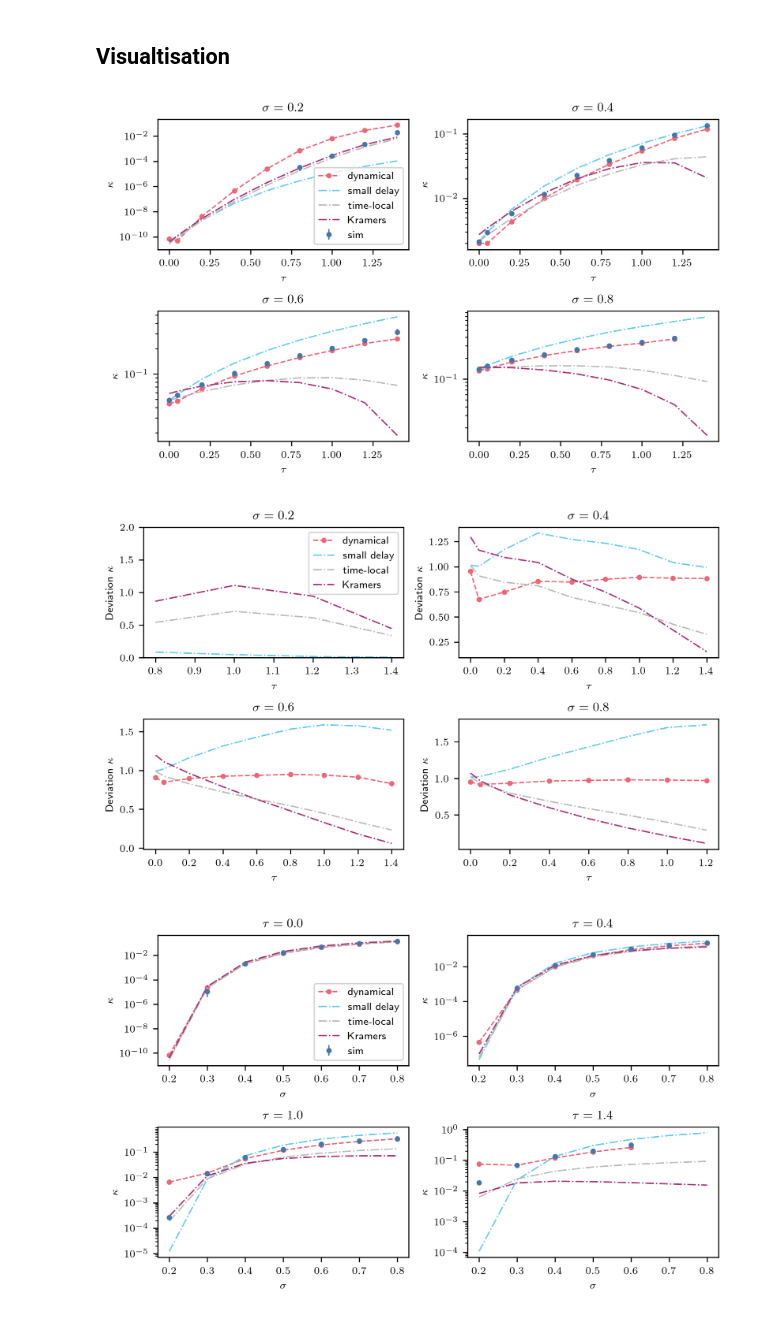
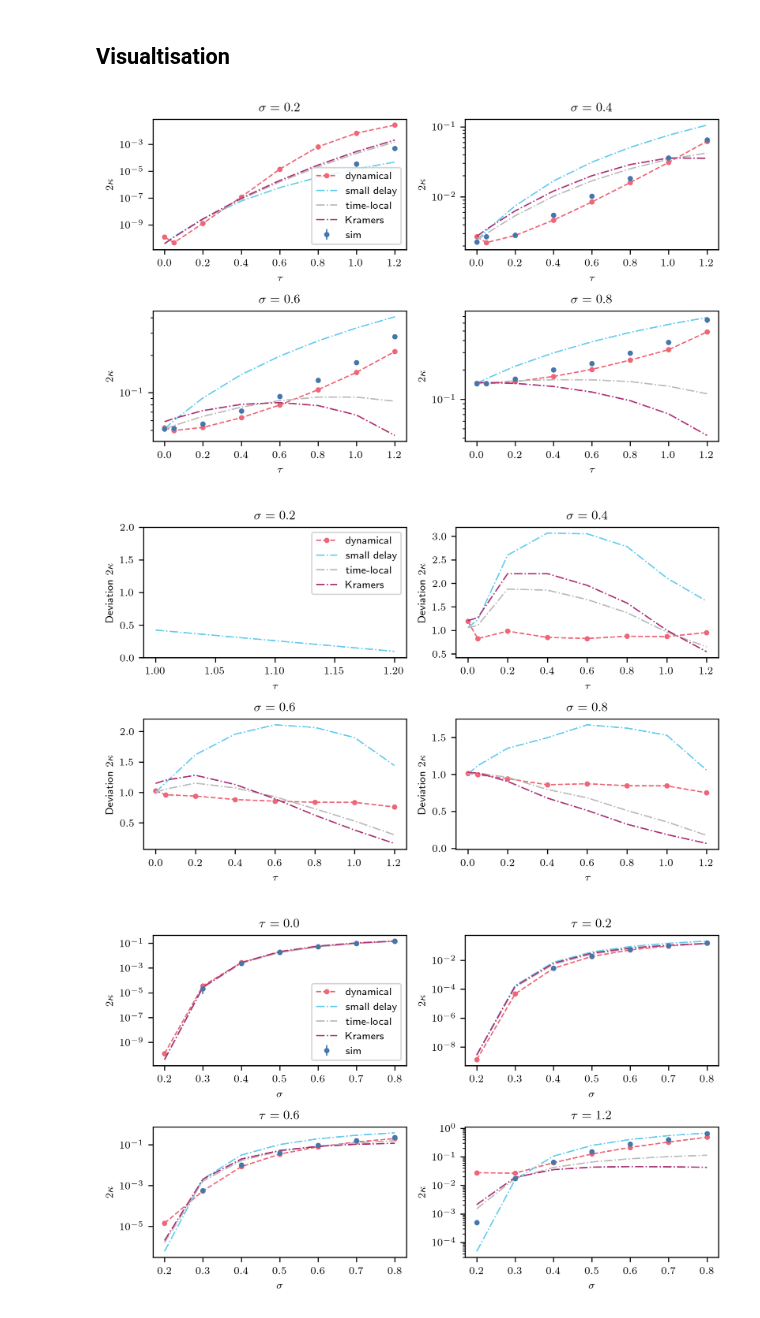
Before and after one commit to NilsToAn/overdampedDelayHarmonicOscillator, a Jupyter notebook: paper/cusp_rate.ipynb, the cells around one changed output. Drawn from its saved outputs; the diff is of its cells as text; code cells hidden in the pictures.

```diff
--- a/paper/cusp_rate.ipynb
+++ b/paper/cusp_rate.ipynb
@@ -69,7 +69,7 @@ ntau_sim = 60
 
 
 s_s = np.arange(0.2, 0.81, 0.1)
-ltaus = np.concatenate(([0, 0.05], np.arange(0.2, np.pi / 2, 0.2)))
+ltaus = np.concatenate(([0, 0.05], np.arange(0.2, 1.25, 0.2)))
 # %%
 print(dx, sb)
 # %% [output]
@@ -382,7 +382,7 @@ new_kramers = (
 # %% [markdown]
 ## Visualtisation
 # %%
-absorbing = True
+absorbing = False
 
 if absorbing:
     sim_rate = both_sim_rate[1]
@@ -418,7 +418,7 @@ plt.tight_layout()
 label = "absorbing" if absorbing else "full"
 plt.savefig(f"graphics/cusp_rate_{label}.pdf")
 # %% [output]
-[figure, old version]
+[figure, new version]
 # %%
 fig, axs = plt.subplots(2, 2, figsize=(two_col, 2 * std_height))
 for j, ax in enumerate(axs.flatten()):
@@ -441,28 +441,28 @@ plt.tight_layout()
 label = "absorbing" if absorbing else "full"
 plt.savefig(f"graphics/additional/cusp_rate_{label}_deviation.pdf")
 # %% [output]
-[figure, old version]
+[figure, new version]
 # %%
 fig, axs = plt.subplots(2, 2, figsize=(two_col, 2 * std_height))
 for j, ax in enumerate(axs.flatten()):
-    i = [0, 3, 6, 8][j]
+    i = [0, 2, 4, 7][j]
     ax.set_title(f"$\\tau = {round(ltaus[i], 2)}$")
     ax.errorbar(s_s, sim_rate[:, i, 0], sim_rate[:, i, 1], **sim_plt_set)
     ax.plot(s_s, num_rate[:, i, 0], **num_plt_set)
     ax.plot(s_s, num_rate_st[:, i, 0], **short_plt_set)
     ax.plot(s_s, num_rate_tl[:, i, 0], **cusp_til_plt_set)
     ax.plot(s_s, new_kramers[:, i], **kramers_plt_set)
 
     ax.set_xlabel(r"$\sigma$")
     if absorbing:
         ax.set_ylabel(r"$\kappa$")
     else:
         ax.set_ylabel(r"$2 \kappa$")
     ax.set_yscale("log")
 axs[0, 0].legend()
 plt.tight_layout()
 # %% [output]
-[figure, old version]
+[figure, new version]
 # %%
 fig, axs = plt.subplots(2, 2, figsize=(two_col, 2 * std_height))
 plot_obj = []
```
Also changed, not shown: parts of 2 cells of this notebook, 7 other files.
